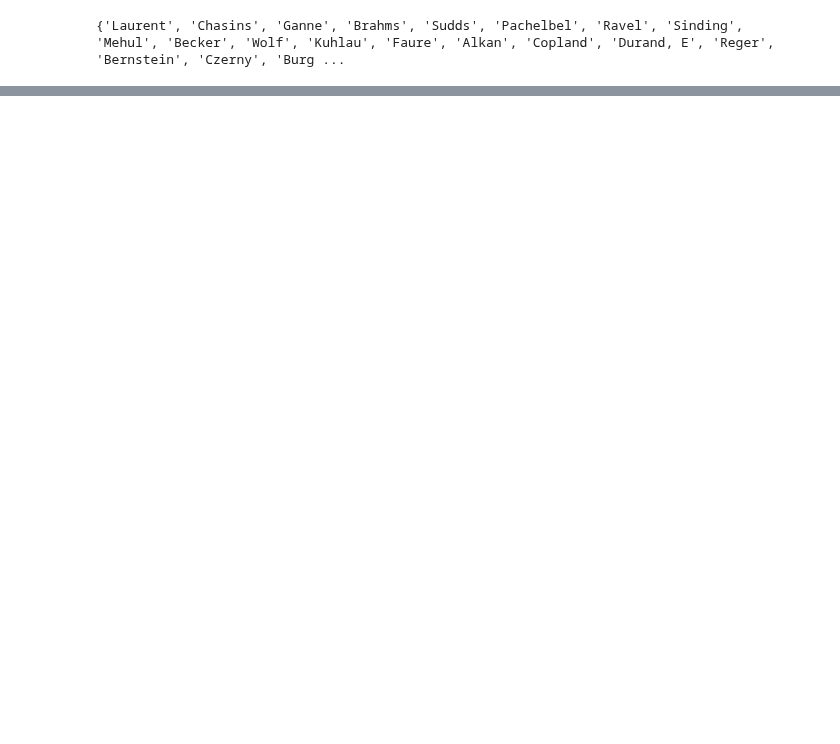
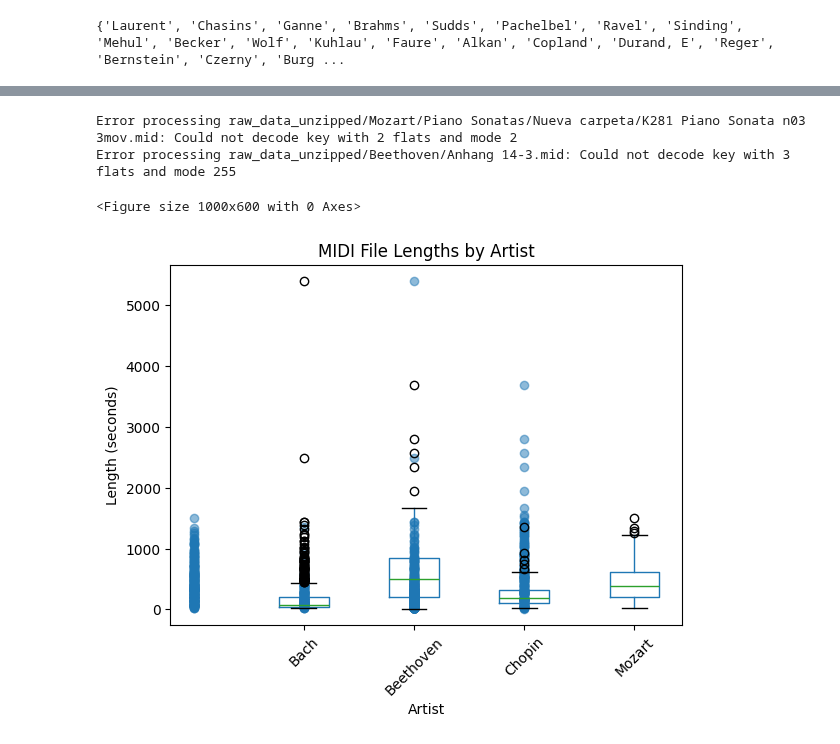
Before and after one commit to zainnobody/AAI-511-Final-Project, a Jupyter notebook: zain-test.ipynb, the cells around one changed output, grey strips where cells are left out. Drawn from its saved outputs; the diff is of its cells as text; code cells hidden in the pictures; blank space fills up the shorter version.

```diff
--- a/zain-test.ipynb
+++ b/zain-test.ipynb
@@ -281,0 +234,72 @@ pygame.quit()
+# %%
+import os
+import matplotlib.pyplot as plt
+import pandas as pd
+import mido
+from mido import MidiFile, bpm2tempo, tick2second
+
+# Function to calculate the length of a MIDI file
+def calculate_midi_length(file_path):
+    try:
+        midi_file = MidiFile(file_path)
+        total_time = 0.0
+
+        for track in midi_file.tracks:
+            current_time = 0.0
+            tempo = bpm2tempo(120)  # Default tempo is 120 BPM
+            for msg in track:
+                if msg.is_meta and msg.type == 'set_tempo':
+                    tempo = msg.tempo
+                current_time += tick2second(msg.time, midi_file.ticks_per_beat, tempo)
+            if current_time > total_time:
+                total_time = current_time
+
+        return total_time
+    except mido.KeySignatureError as e:
+        print(f"Error processing {file_path}: {e}")
+        return None
+
+# Define the base directory and artists
+base_directory = raw_data_extracted
+specific_artists = ['Bach', 'Beethoven', 'Chopin', 'Mozart']
+midi_lengths = {}
+
+# Recursively walk through the directories and calculate lengths
+for root, dirs, files in os.walk(base_directory):
+    for file in files:
+        if file.endswith('.mid'):
+            file_path = os.path.join(root, file)
+            relative_path = os.path.relpath(file_path, base_directory)
+            for artist in specific_artists:
+                if artist in relative_path:
+                    midi_length = calculate_midi_length(file_path)
+                    if midi_length is not None:
+                        midi_lengths[relative_path] = midi_length
+                    break
+
+# Create a DataFrame for plotting
+data = {'Artist': [], 'Length': []}
+for path, length in midi_lengths.items():
+    for artist in specific_artists:
+        if artist in path:
+            data['Artist'].append(artist)
+            data['Length'].append(length)
+            break
+
+df = pd.DataFrame(data)
+
+# Create a box plot
+plt.figure(figsize=(10, 6))
+df.boxplot(by='Artist', column=['Length'], grid=False)
+plt.scatter(df['Artist'], df['Length'], alpha=0.5)
+plt.title('MIDI File Lengths by Artist')
+plt.suptitle('')
+plt.xlabel('Artist')
+plt.ylabel('Length (seconds)')
+plt.xticks(rotation=45)
+plt.show()
+# %% [output]
+Error processing raw_data_unzipped/Mozart/Piano Sonatas/Nueva carpeta/K281 Piano Sonata n03 3mov.mid: Could not decode key with 2 flats and mode 2
+Error processing raw_data_unzipped/Beethoven/Anhang 14-3.mid: Could not decode key with 3 flats and mode 255
+<Figure size 1000x600 with 0 Axes>
+[figure, added]
```
Also changed, not shown: parts of 9 cells of this notebook, 1 other file.
